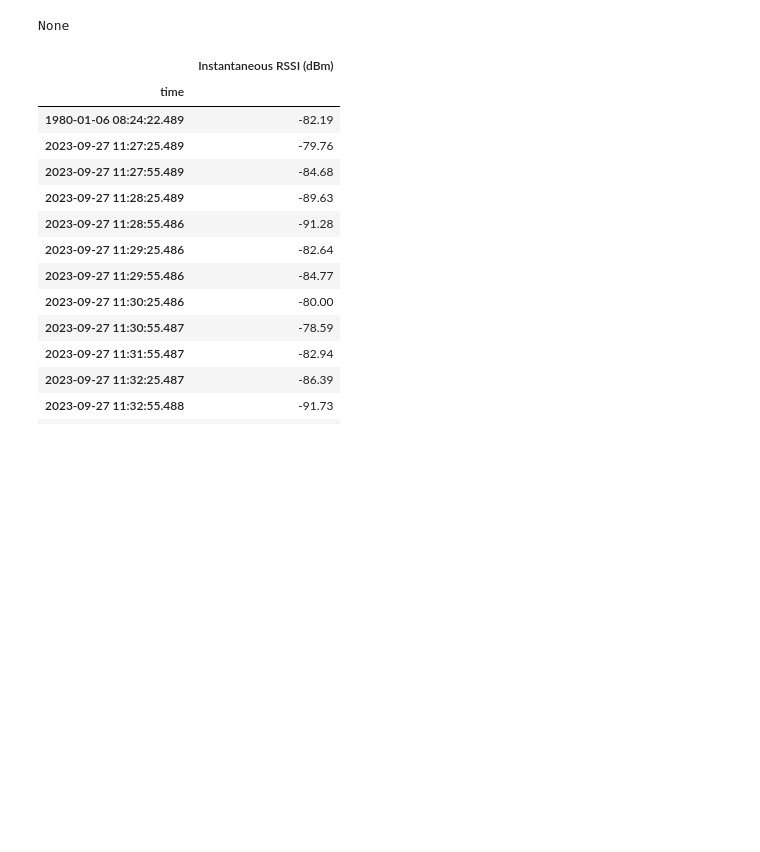
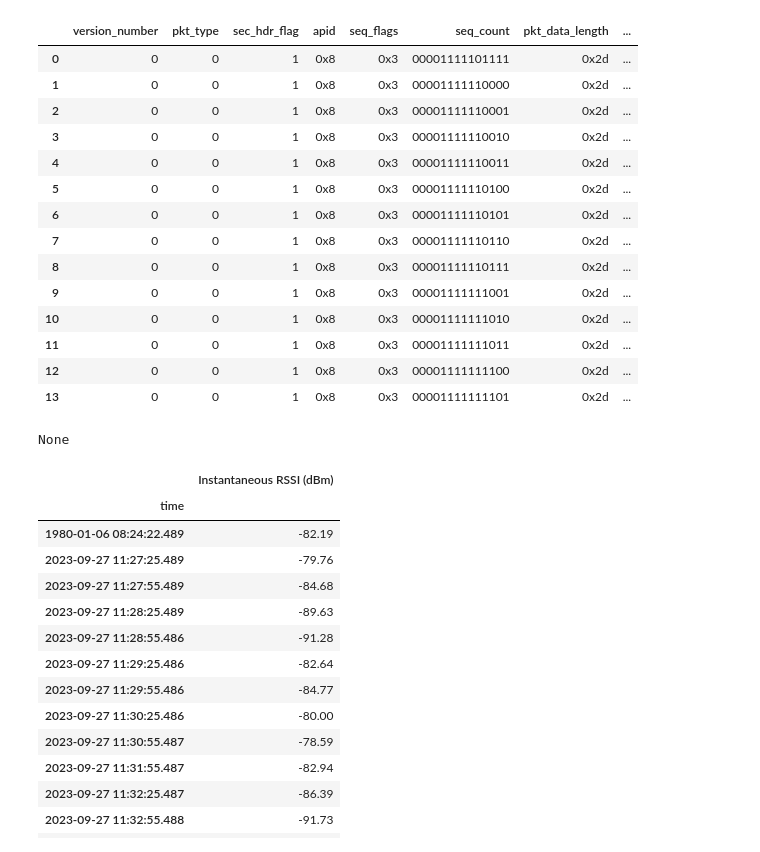
Before and after one commit to leoluga/PythonProjectCEI_Leonardo, a Jupyter notebook: join_binary_to_ods.ipynb, the cells around one changed output. Cells and saved outputs as stored; diff of their text form; code cells hidden in the pictures; blank space fills up the shorter version.

```diff
--- a/join_binary_to_ods.ipynb
+++ b/join_binary_to_ods.ipynb
@@ -1,18 +1,35 @@
 # %%
 import pandas as pd
-import copy
 from CatalogDataReader import CatalogDataReader
 from DataConverter import DataConverter
 from TelemetryDataReader import TelemetryDataReader
 
 MAIN_SPORT_DOCUMENT_FILE_NAME = 'sport_ttc_20220814.ods'
 
 telemetry_reader = TelemetryDataReader()
 catalog_data = CatalogDataReader()
 data_converter = DataConverter()
 
 main_tm_df = catalog_data.get_all_tms_on_the_document(MAIN_SPORT_DOCUMENT_FILE_NAME)
 main_dd_df = catalog_data.get_all_dds_from_document(MAIN_SPORT_DOCUMENT_FILE_NAME)
 
 telemetry_file_name = 'hk_vur_inst_only.out'
-df = telemetry_reader.get_space_packets_df_from_file(telemetry_file_name)
+
+df = telemetry_reader.get_space_packets_df_from_file(telemetry_file_name, main_dd_df)
+df
+# %% [output]
+|  | version_number | pkt_type | sec_hdr_flag | apid | seq_flags | seq_count | pkt_data_length | ... |
+| 0 | 0 | 0 | 1 | 0x8 | 0x3 | 00001111101111 | 0x2d | ... |
+| 1 | 0 | 0 | 1 | 0x8 | 0x3 | 00001111110000 | 0x2d | ... |
+| 2 | 0 | 0 | 1 | 0x8 | 0x3 | 00001111110001 | 0x2d | ... |
+| 3 | 0 | 0 | 1 | 0x8 | 0x3 | 00001111110010 | 0x2d | ... |
+| 4 | 0 | 0 | 1 | 0x8 | 0x3 | 00001111110011 | 0x2d | ... |
+| 5 | 0 | 0 | 1 | 0x8 | 0x3 | 00001111110100 | 0x2d | ... |
+| 6 | 0 | 0 | 1 | 0x8 | 0x3 | 00001111110101 | 0x2d | ... |
+| 7 | 0 | 0 | 1 | 0x8 | 0x3 | 00001111110110 | 0x2d | ... |
+| 8 | 0 | 0 | 1 | 0x8 | 0x3 | 00001111110111 | 0x2d | ... |
+| 9 | 0 | 0 | 1 | 0x8 | 0x3 | 00001111111001 | 0x2d | ... |
+| 10 | 0 | 0 | 1 | 0x8 | 0x3 | 00001111111010 | 0x2d | ... |
+| 11 | 0 | 0 | 1 | 0x8 | 0x3 | 00001111111011 | 0x2d | ... |
+| 12 | 0 | 0 | 1 | 0x8 | 0x3 | 00001111111100 | 0x2d | ... |
+| 13 | 0 | 0 | 1 | 0x8 | 0x3 | 00001111111101 | 0x2d | ... |
```
Also changed, not shown: parts of 6 cells of this notebook, 10 other files.
